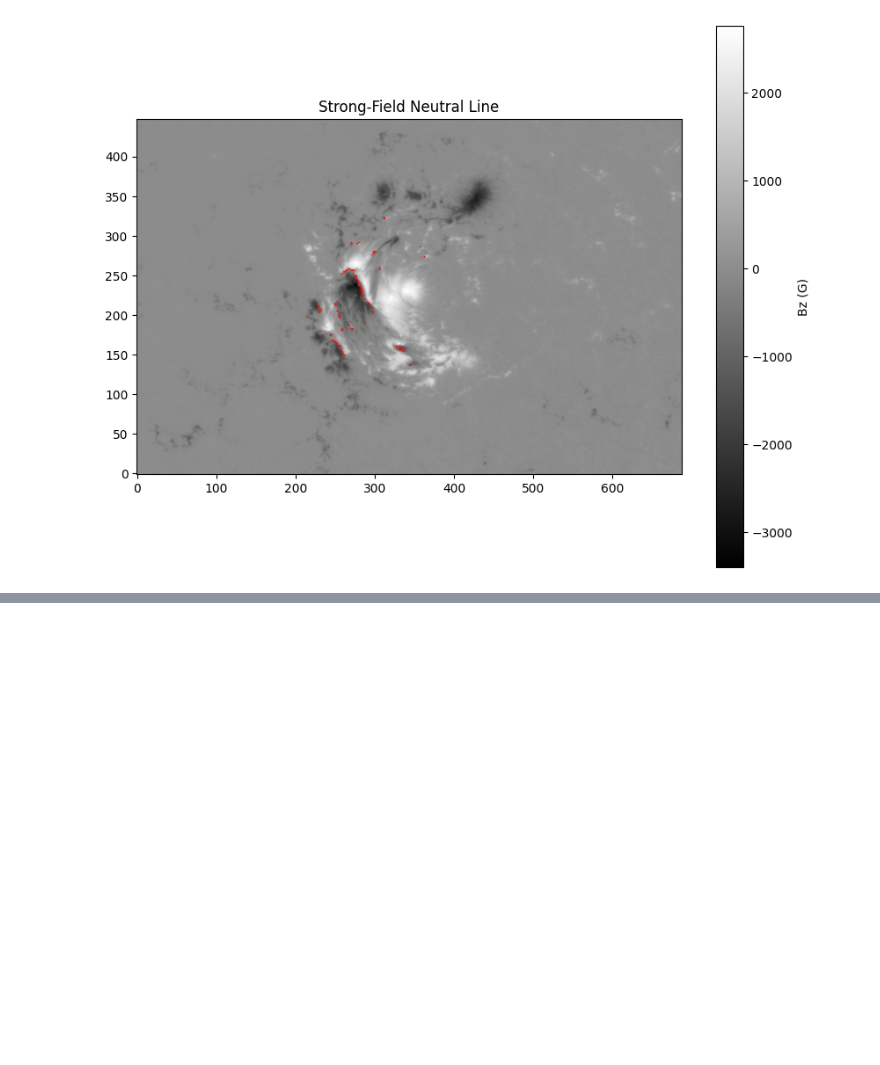
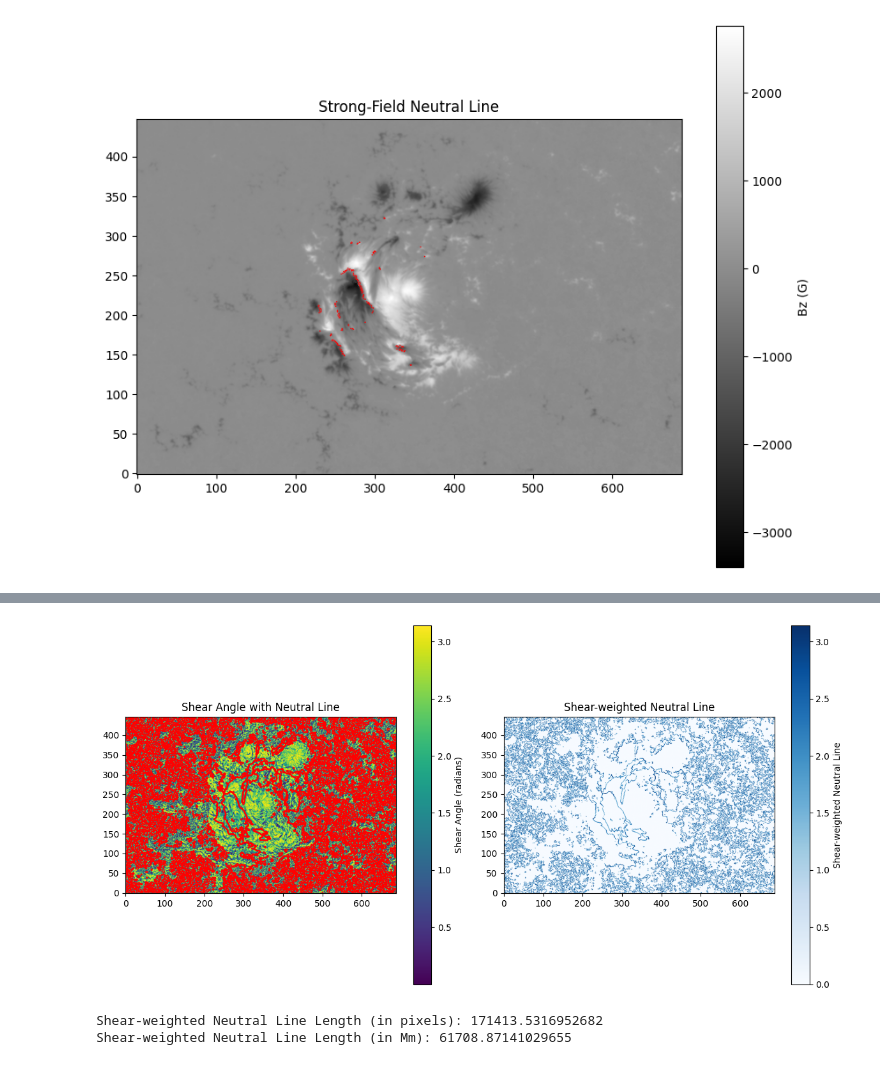
Before and after one commit to soumitrahazra/My_Data_Analysis_Codes, a Jupyter notebook: Neutral_Line_Parameters_from_Solar_Vector_Magnetogram.ipynb, the cells around one changed output, grey strips where cells are left out. Drawn from its saved outputs; the diff is of its cells as text; code cells hidden in the pictures; blank space fills up the shorter version.

```diff
--- a/Neutral_Line_Parameters_from_Solar_Vector_Magnetogram.ipynb
+++ b/Neutral_Line_Parameters_from_Solar_Vector_Magnetogram.ipynb
@@ -334,0 +467,74 @@ R parameter (Schrijver): 1.87e+06 Mx
+# %%
+import numpy as np
+import matplotlib.pyplot as plt
+from astropy.io import fits
+from scipy import ndimage
+
+# Step 1: Load HMI magnetogram (Bx, By, Bz fields from FITS)
+Bx = bx  # Horizontal magnetic field component in x-direction
+By = by  # Horizontal magnetic field component in y-direction
+Bz = bz  # Line-of-sight magnetic field in z-direction
+
+# Step 2: Compute gradient of Bz to identify neutral lines
+grad_y, grad_x = np.gradient(Bz)
+grad_mag = np.hypot(grad_x, grad_y)
+
+# Step 3: Find the neutral line (where Bz changes sign)
+sign_map = np.sign(Bz)
+zero_crossing_mask = (
+    (ndimage.binary_dilation(sign_map > 0) & (sign_map < 0)) |
+    (ndimage.binary_dilation(sign_map < 0) & (sign_map > 0))
+)
+
+# Step 4: Calculate shear at each pixel
+# Shear is defined by the angle between the horizontal field and the gradient of Bz.
+# We'll calculate the shear angle using dot product between Bxy and gradient of Bz.
+
+# Compute horizontal magnetic field vector at each pixel (Bx, By)
+Bxy_mag = np.hypot(Bx, By)
+
+# Compute the gradient direction
+grad_direction = np.arctan2(grad_y, grad_x)  # Angle of the gradient of Bz
+
+# Compute the angle between the gradient and the horizontal magnetic field (shear angle)
+shear_angle = np.arctan2(By, Bx) - grad_direction
+
+# Normalize the shear angle to be between 0 and pi (or -pi to pi)
+shear_angle = np.abs(np.arctan2(np.sin(shear_angle), np.cos(shear_angle)))
+
+# Step 5: Compute shear-weighted neutral line length (SWNL)
+# We only consider pixels along the neutral line
+shear_weighted_neutral_line = shear_angle * zero_crossing_mask
+
+# Measure the length of the shear-weighted neutral line (in pixels)
+SWNL_pixels = np.sum(shear_weighted_neutral_line)
+
+# Step 6: Visualize the shear-weighted neutral line
+plt.figure(figsize=(12, 6))
+
+# Plot the shear angles on top of the neutral line mask
+plt.subplot(1, 2, 1)
+plt.imshow(shear_angle, cmap='viridis', origin='lower')
+plt.colorbar(label='Shear Angle (radians)')
+plt.contour(zero_crossing_mask, colors='red', linewidths=1)
+plt.title('Shear Angle with Neutral Line')
+#plt.colorbar(label='Shear Angle (radians)')
+
+# Plot the shear-weighted neutral line
+plt.subplot(1, 2, 2)
+plt.imshow(shear_weighted_neutral_line, cmap='Blues', origin='lower')
+plt.title('Shear-weighted Neutral Line')
+plt.colorbar(label='Shear-weighted Neutral Line')
+
+plt.tight_layout()
+plt.show()
+
+# Output the length in pixels and in physical units (Mm)
+print(f"Shear-weighted Neutral Line Length (in pixels): {SWNL_pixels}")
+pixel_scale_Mm = 0.36  # Mm per pixel (HMI pixel scale)
+SWNL_Mm = SWNL_pixels * pixel_scale_Mm
+print(f"Shear-weighted Neutral Line Length (in Mm): {SWNL_Mm}")
+# %% [output]
+[figure, added]
+Shear-weighted Neutral Line Length (in pixels): 171413.5316952682
+Shear-weighted Neutral Line Length (in Mm): 61708.87141029655
```
Also changed, not shown: parts of 4 cells of this notebook.
